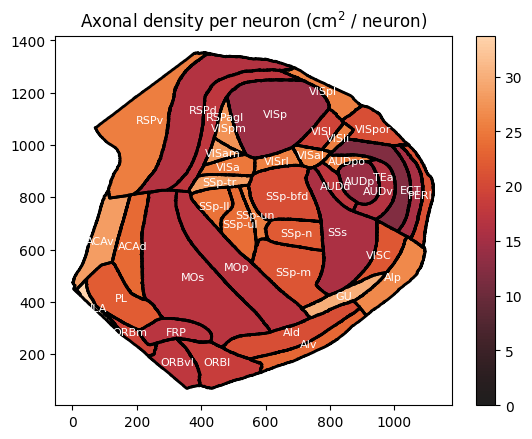
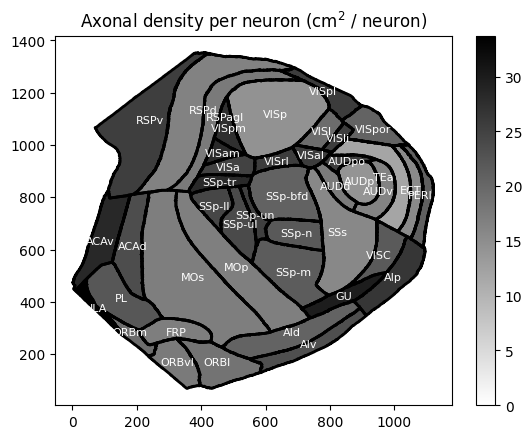
The change to this notebook cell's code, shown as a diff; its figure went from the first image to the second:
--- before
+++ after
@@ -4,9 +4,6 @@
 values = roi_density_per_neuron.values  # values to map to colors
 norm = mcolors.Normalize(vmin=0, vmax=values.max())  # Normalize values
+cmap = sns.color_palette("gray_r", as_cmap=True)
 
-# Keep only the top half of icefire palette to emphasize sequential colormap while maintaing visual consistency
-cmap = sns.color_palette("icefire", as_cmap=True)
-colors = cmap(np.linspace(0.5, 1, 256))
-cmap = mcolors.LinearSegmentedColormap.from_list("icefire_upper", colors)
 # Make plot
 fig, ax = plt.subplots()

Commit: Edited LC Manuscript Supplemental Figure A4 Analyses.ipynb, README.md